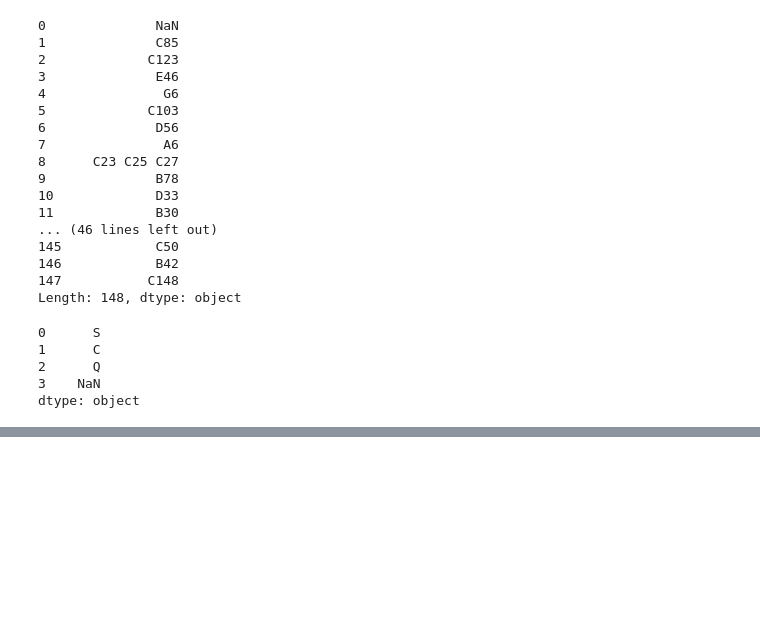
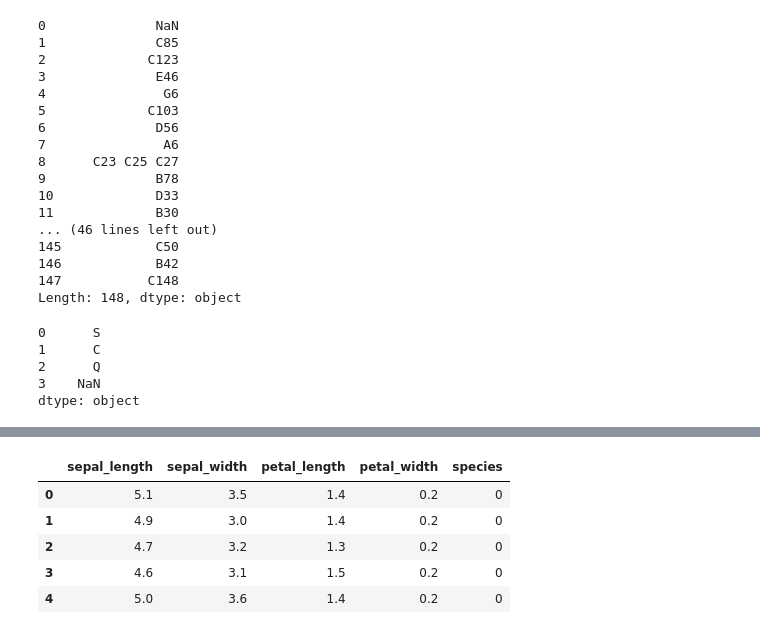
Before and after one commit to SaraPena/ds-methodologies-exercises, a Jupyter notebook: classification/classification_exercises.ipynb, the cells around one changed output, grey strips where cells are left out. Cells and saved outputs as stored; diff of their text form; code cells hidden in the pictures; blank space fills up the shorter version.

```diff
--- a/classification/classification_exercises.ipynb
+++ b/classification/classification_exercises.ipynb
@@ -277,0 +362,3 @@ dtype: object
+# %%
+# transform the data with the encoder object
+df_iris.species = encoder.transform(df_iris.species)
@@ -277,0 +373,3 @@ dtype: object
+# %%
+# Perform an inverse transform to get back the string values of the data column.
+df_iris.species = pd.Series(encoder.inverse_transform(df_iris.species))
@@ -277,0 +394,22 @@ dtype: object
+# %%
+def prep_iris(inverse_transform = False):
+    df_iris = acquire.get_iris_data()
+    df_iris.drop(columns = ['species_id', 'measurement_id'], inplace = True)
+    df_iris.rename(columns = {'species_name': 'species'}, inplace = True)
+    encoder = LabelEncoder()
+    encoder.fit(df_iris.species)
+    df_iris['species'] = encoder.transform(df_iris.species)
+    if inverse_transform :
+        df_iris.species = pd.Series(encoder.inverse_transform(df_iris.species))
+    return df_iris.head()
+# %%
+df_iris = prep_iris()
+# %%
+df_iris.head()
+# %% [output]
+|  | sepal_length | sepal_width | petal_length | petal_width | species |
+| 0 | 5.1 | 3.5 | 1.4 | 0.2 | 0 |
+| 1 | 4.9 | 3.0 | 1.4 | 0.2 | 0 |
+| 2 | 4.7 | 3.2 | 1.3 | 0.2 | 0 |
+| 3 | 4.6 | 3.1 | 1.5 | 0.2 | 0 |
+| 4 | 5.0 | 3.6 | 1.4 | 0.2 | 0 |
```
Also changed, not shown: parts of 20 cells of this notebook.
